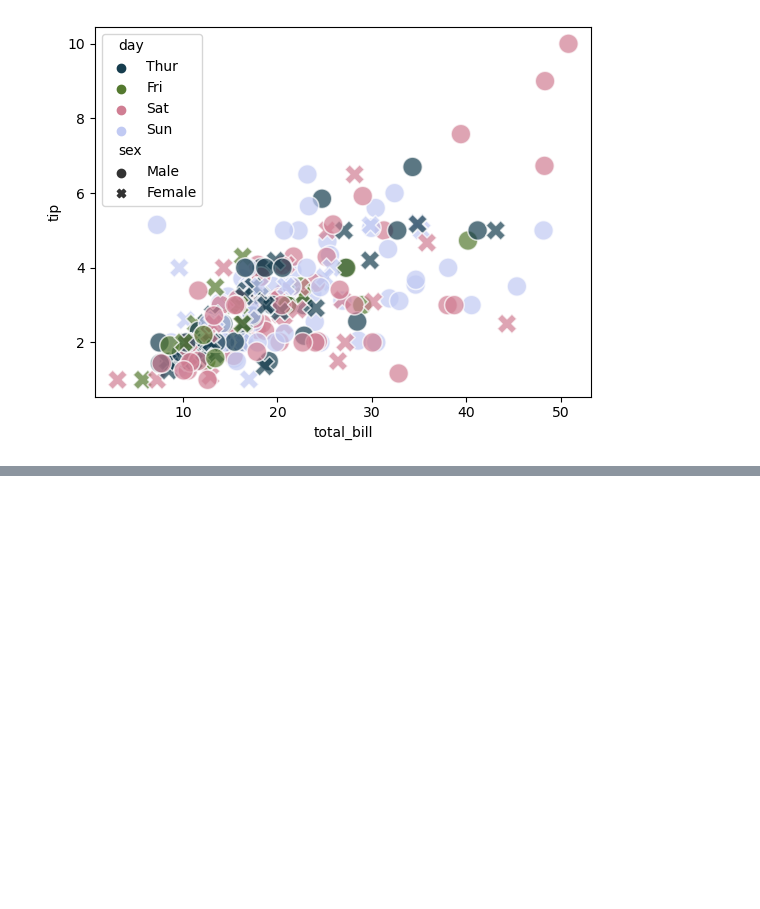
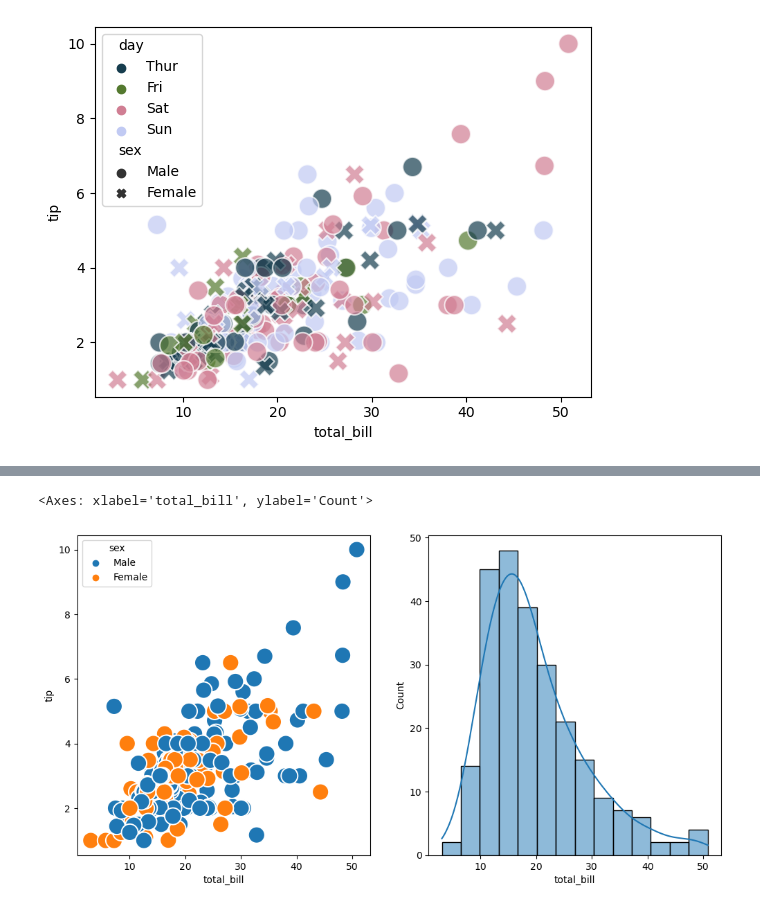
Before and after one commit to easgarli/datascience_bootcamp, a Jupyter notebook: pandas/Data_Visualization_InClass_3_(Seaborn)_05.01.2024 .ipynb, the cells around one changed output, grey strips where cells are left out. Drawn from its saved outputs; the diff is of its cells as text; code cells hidden in the pictures; blank space fills up the shorter version.

```diff
--- a/pandas/Data_Visualization_InClass_3_(Seaborn)_05.01.2024 .ipynb
+++ b/pandas/Data_Visualization_InClass_3_(Seaborn)_05.01.2024 .ipynb
@@ -135,0 +140,7 @@ sns.scatterplot(data = tips,
+# %%
+fig, ax = plt.subplots(1, 2, figsize = (12, 6))
+sns.scatterplot(x = "total_bill", y = "tip", data = tips, s = 300, hue = "sex", ax = ax[0])
+sns.histplot(x = "total_bill", data = tips, kde = True, ax = ax[1])
+# %% [output]
+<Axes: xlabel='total_bill', ylabel='Count'>
+[figure, added]
```
Also changed, not shown: parts of 23 cells of this notebook.
